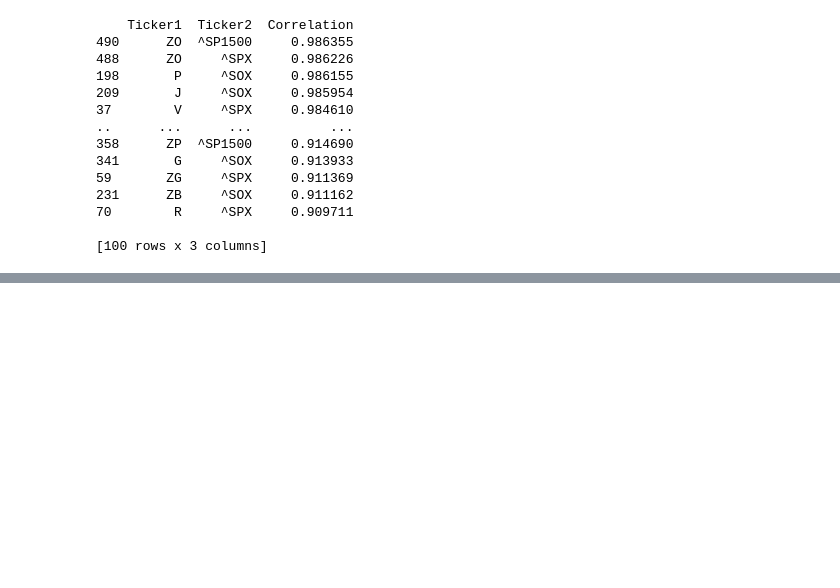
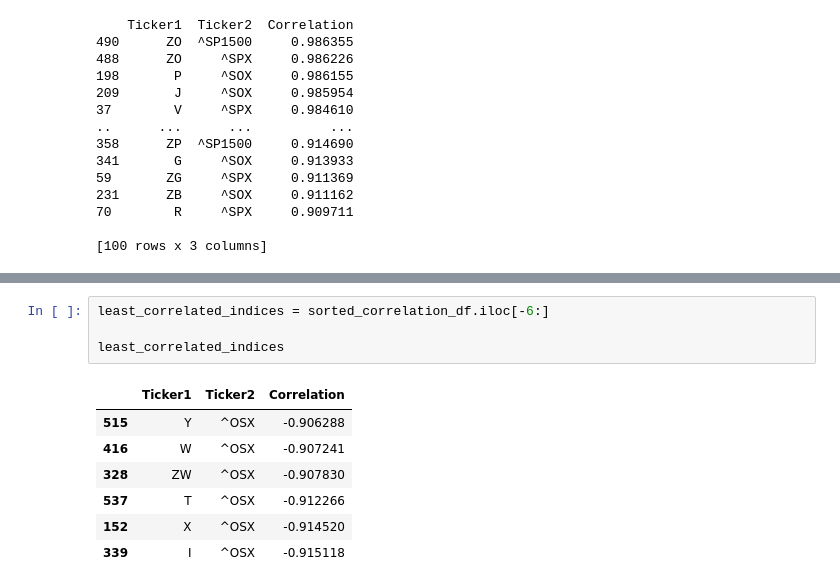
Before and after one commit to MIG-Project-Challenge/team-4, a Jupyter notebook: indices_correlations.ipynb, the cells around one changed output, grey strips where cells are left out. Saved outputs shown, nothing was run; the diff lists cells and outputs as text; blank space fills up the shorter version.

```diff
--- a/indices_correlations.ipynb
+++ b/indices_correlations.ipynb
@@ -143,0 +136,12 @@ print(sorted_correlation_df.head(100))
+# %%
+least_correlated_indices = sorted_correlation_df.iloc[-6:]
+
+least_correlated_indices
+# %% [output]
+|  | Ticker1 | Ticker2 | Correlation |
+| 515 | Y | ^OSX | -0.906288 |
+| 416 | W | ^OSX | -0.907241 |
+| 328 | ZW | ^OSX | -0.907830 |
+| 537 | T | ^OSX | -0.912266 |
+| 152 | X | ^OSX | -0.914520 |
+| 339 | I | ^OSX | -0.915118 |
```
Also changed, not shown: parts of 4 cells of this notebook.
